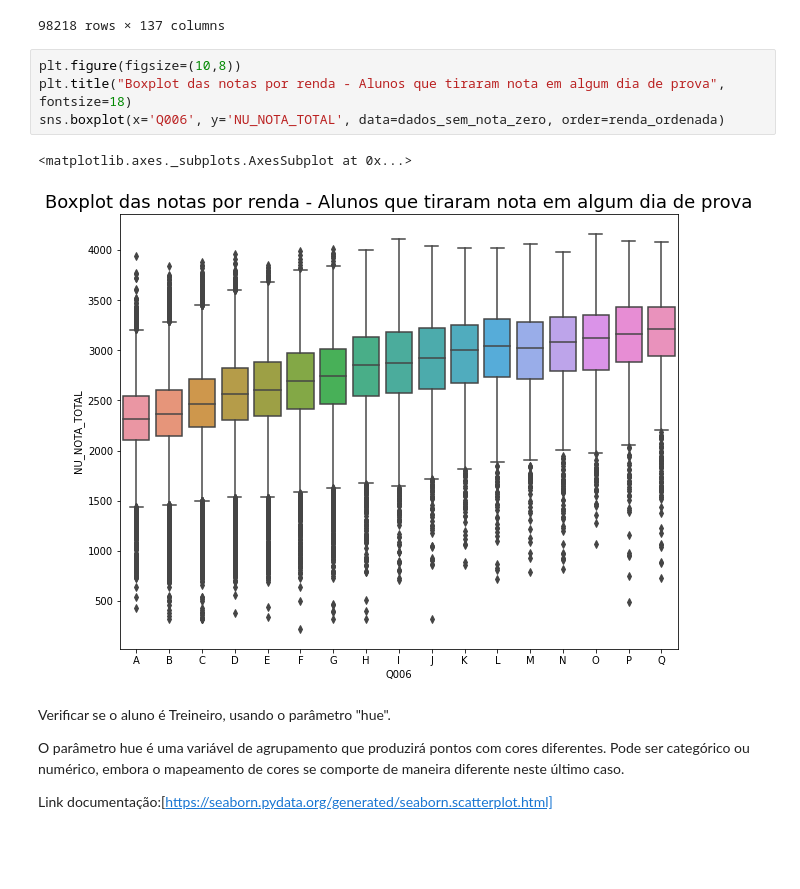
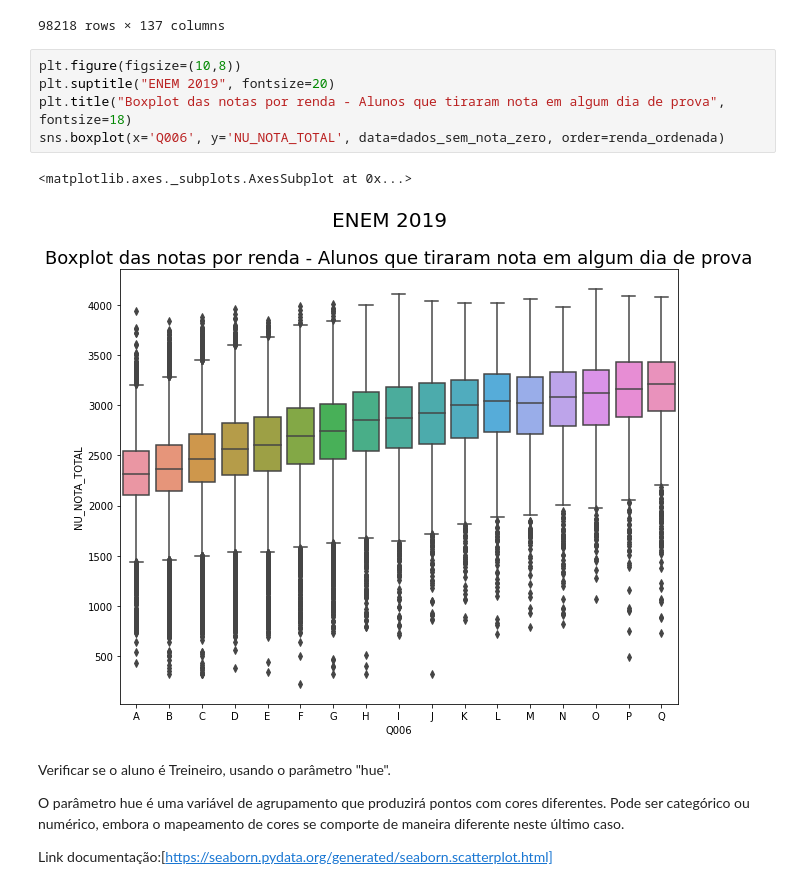
Before and after one commit to renatotvs/-imersao-dados-Alura, a Jupyter notebook: aula02_imersao_dados_analise_exploratoria.ipynb, the cells around one changed output. Cells and saved outputs as stored; diff of their text form; blank space fills up the shorter version.

```diff
--- a/aula02_imersao_dados_analise_exploratoria.ipynb
+++ b/aula02_imersao_dados_analise_exploratoria.ipynb
@@ -117,11 +119,12 @@ dados_sem_nota_zero
 98218 rows × 137 columns
 # %%
 plt.figure(figsize=(10,8))
+plt.suptitle("ENEM 2019", fontsize=20)
 plt.title("Boxplot das notas por renda - Alunos que tiraram nota em algum dia de prova", fontsize=18)
 sns.boxplot(x='Q006', y='NU_NOTA_TOTAL', data=dados_sem_nota_zero, order=renda_ordenada)
 # %% [output]
 <matplotlib.axes._subplots.AxesSubplot at 0x...>
-[figure, old version]
+[figure, new version]
 # %% [markdown]
 Verificar se o aluno é Treineiro, usando o parâmetro "hue".
 
```
Also changed, not shown: parts of 12 cells of this notebook.
